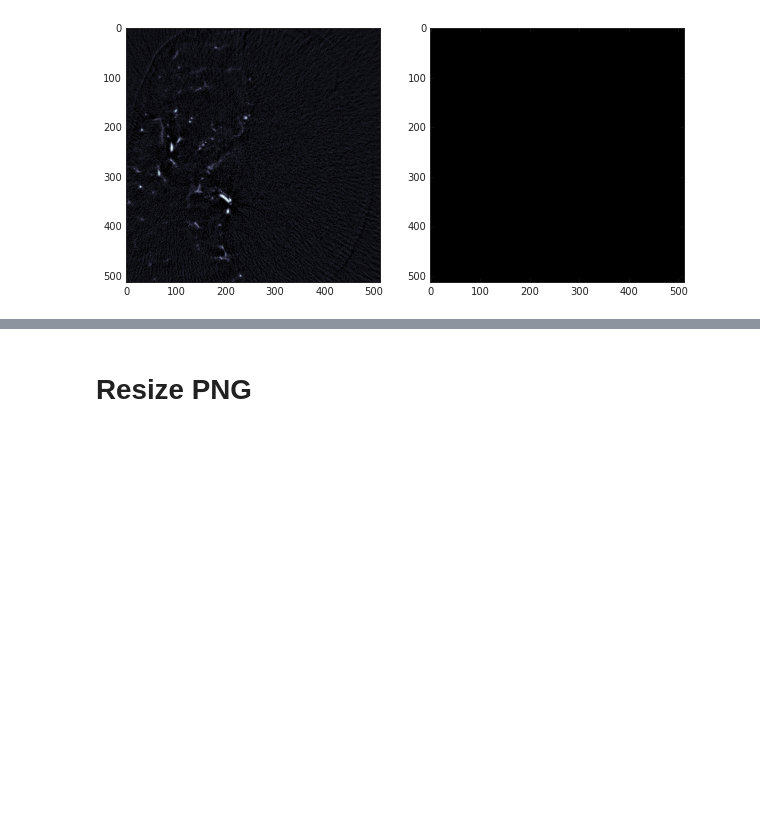
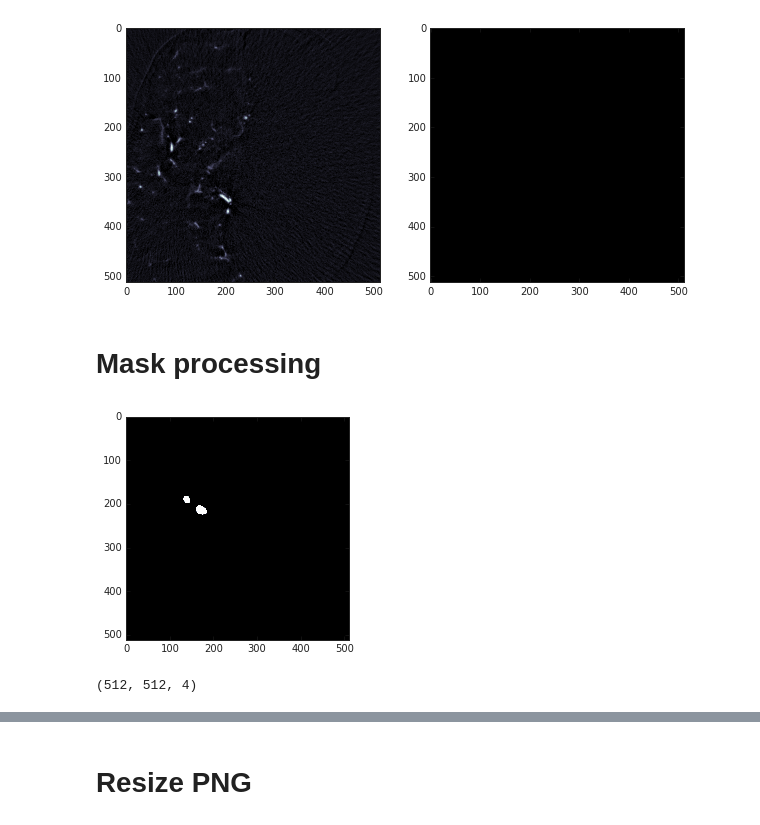
Before and after one commit to amer/2DUnet, a Jupyter notebook: inspect_aneurysm_data.ipynb, the cells around one changed output, grey strips where cells are left out. Drawn from its saved outputs; the diff is of its cells as text; code cells hidden in the pictures; blank space fills up the shorter version.

```diff
--- a/inspect_aneurysm_data.ipynb
+++ b/inspect_aneurysm_data.ipynb
@@ -286,3 +288,16 @@ show_png(index=index,kind="M")
 /home/amer/data/aneurysm/train-512/A049_216.png
 /home/amer/data/aneurysm/train_masks-512/A049_216.png
 [figure]
+# %% [markdown]
+# Mask processing
+# %%
+index = 8583
+show_png(index,kind="M")
+# %% [output]
+[figure, added]
+# %%
+mk = read_png(index,kind="M")
+mk = mk.astype('uint8')
+np.shape(mk)
+# %% [output]
+(512, 512, 4)
```
Also changed, not shown: parts of 19 cells of this notebook.
